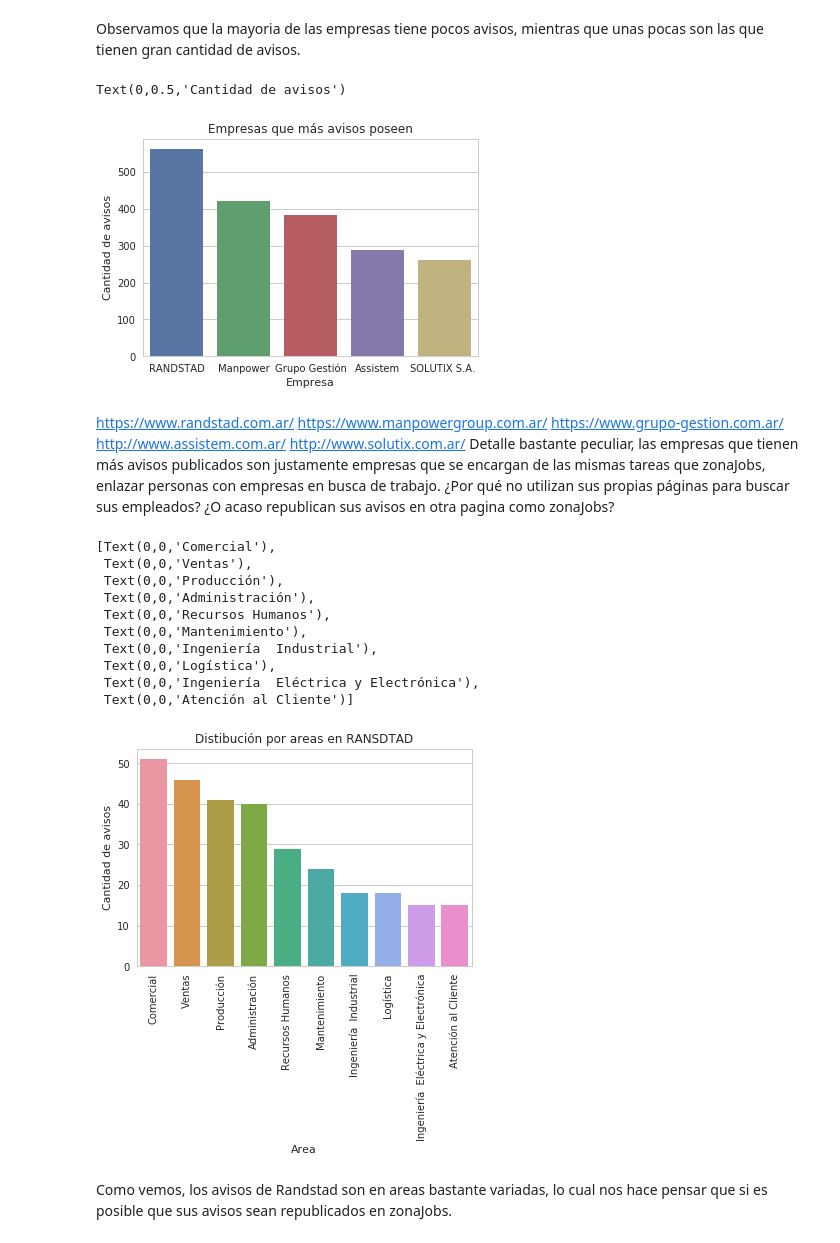
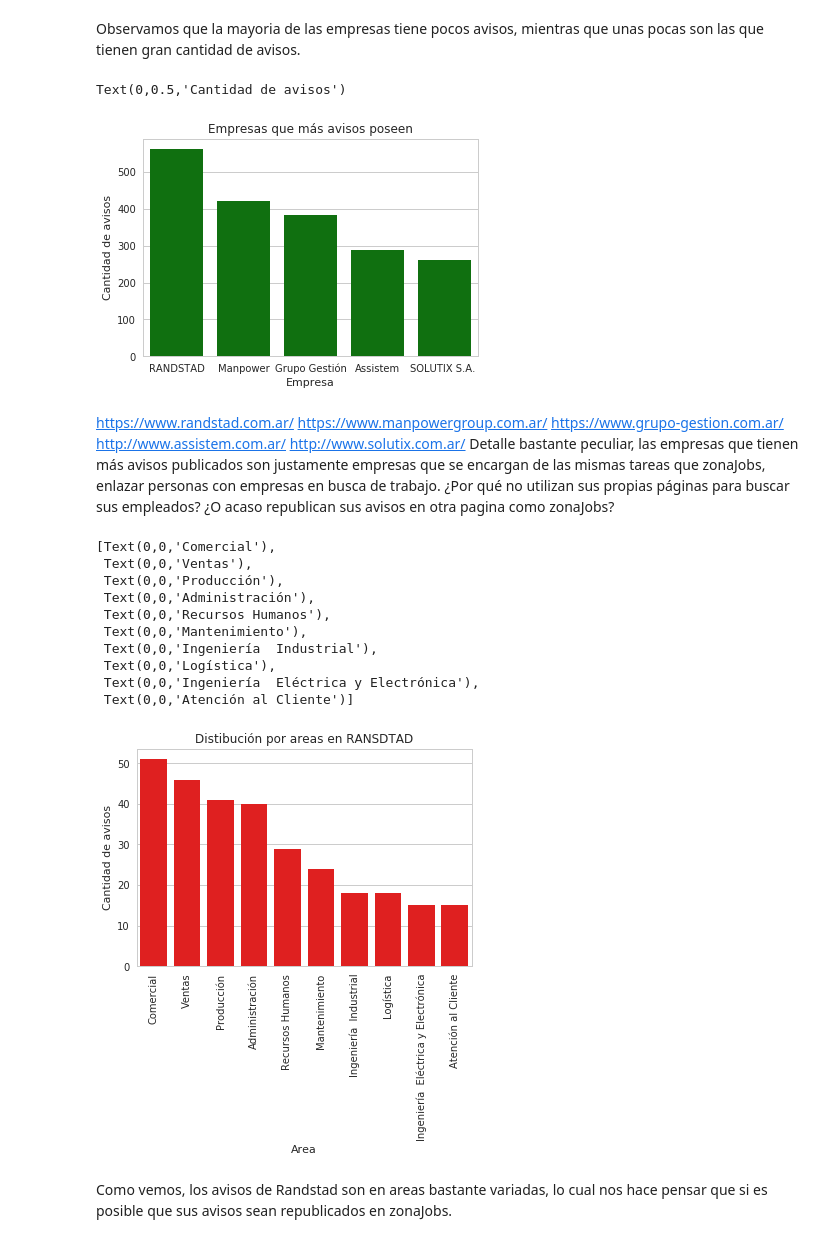
Before and after one commit to FrancoLiberali/tp1-orga-datos-1c2018, a Jupyter notebook: AnalisisExplorario.ipynb, the cells around one changed output. Cells and saved outputs as stored; diff of their text form; code cells hidden in the pictures.

```diff
--- a/AnalisisExplorario.ipynb
+++ b/AnalisisExplorario.ipynb
@@ -11,8 +11,7 @@ plt.style.use('default') # haciendo los graficos un poco mas bonitos en matplotl
 sns.set(style="whitegrid") # seteando tipo de grid en seaborn
 %matplotlib inline
 
-#RUTA_DATOS = '../datos_navent_fiuba/'
-RUTA_DATOS = 'Desktop/facu/actual/Orga_de_datos/datos_navent_fiuba/'
+RUTA_DATOS = '../datos_navent_fiuba/'
 # %%
 #se cargan los datos
 postulantes_educacion = pd.read_csv(RUTA_DATOS + 'fiuba_1_postulantes_educacion.csv')
@@ -555,13 +554,13 @@ Name: denominacion_empresa, dtype: float64
 Observamos que la mayoria de las empresas tiene pocos avisos, mientras que unas pocas son las que tienen gran cantidad de avisos.
 # %%
 top_5= avisos_detalle["denominacion_empresa"].value_counts()[:5]
-g = sns.barplot(x=top_5.index, y = top_5.values, orient = 'v')
+g = sns.barplot(x=top_5.index, y = top_5.values, orient = 'v', color = 'g')
 g.set_title('Empresas que más avisos poseen')
 g.set_xlabel('Empresa')
 g.set_ylabel('Cantidad de avisos')
 # %% [output]
 Text(0,0.5,'Cantidad de avisos')
-[figure, old version]
+[figure, new version]
 # %% [markdown]
 https://www.randstad.com.ar/
 https://www.manpowergroup.com.ar/
@@ -571,7 +570,7 @@ http://www.solutix.com.ar/
 Detalle bastante peculiar, las empresas que tienen más avisos publicados son justamente empresas que se encargan de las mismas tareas que zonaJobs, enlazar personas con empresas en busca de trabajo. ¿Por qué no utilizan sus propias páginas para buscar sus empleados? ¿O acaso republican sus avisos en otra pagina como zonaJobs?
 # %%
 empleos = avisos_detalle[avisos_detalle['denominacion_empresa'] == "RANDSTAD"]['nombre_area'].value_counts()[:10]
-g = sns.barplot(x=empleos.index, y = empleos.values, orient = 'v')
+g = sns.barplot(x=empleos.index, y = empleos.values, orient = 'v', color = 'r')
 g.set_title('Distibución por areas en RANSDTAD')
 g.set_xlabel('Area')
 g.set_ylabel('Cantidad de avisos')
@@ -587,7 +586,7 @@ g.set_xticklabels(g.get_xticklabels(), rotation = 90)
  Text(0,0,'Logística'),
  Text(0,0,'Ingeniería  Eléctrica y Electrónica'),
  Text(0,0,'Atención al Cliente')]
-[figure, old version]
+[figure, new version]
 # %% [markdown]
 Como vemos, los avisos de Randstad son en areas bastante variadas, lo cual nos hace pensar que si es posible que sus avisos sean republicados en zonaJobs.
 # %%
```
